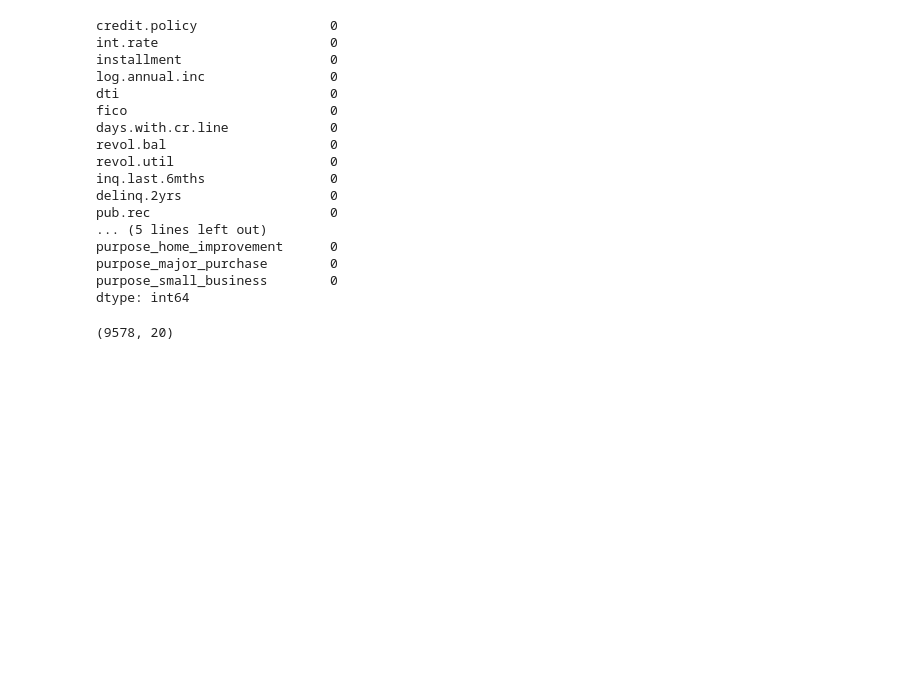
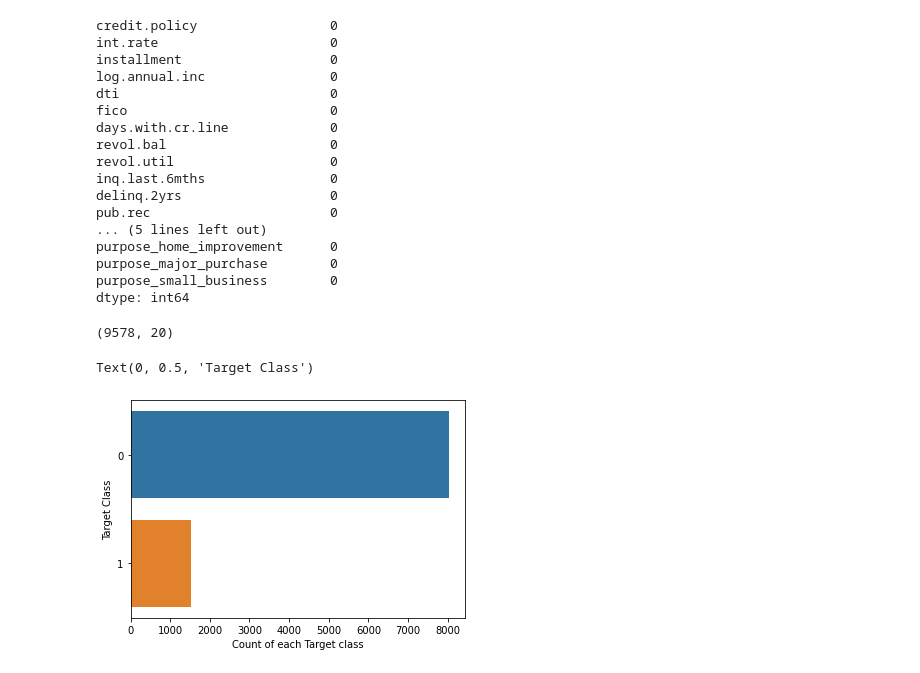
Before and after one commit to Arnabsaha6/Machine-Learning, a Jupyter notebook: Loan_Repayment.ipynb, the cells around one changed output. Drawn from its saved outputs; the diff is of its cells as text; code cells hidden in the pictures; blank space fills up the shorter version.

```diff
--- a/Loan_Repayment.ipynb
+++ b/Loan_Repayment.ipynb
@@ -477,3 +475,12 @@ dtype: int64
 df.shape
 # %% [output]
 (9578, 20)
+# %%
+import seaborn as sns
+sns.countplot(y=df['not.fully.paid'] ,data=df)
+plt.xlabel("Count of each Target class")
+plt.ylabel("Target Class")
+plt.show()
+# %% [output]
+Text(0, 0.5, 'Target Class')
+[figure, added]
```
Also changed, not shown: parts of 2 cells of this notebook.
